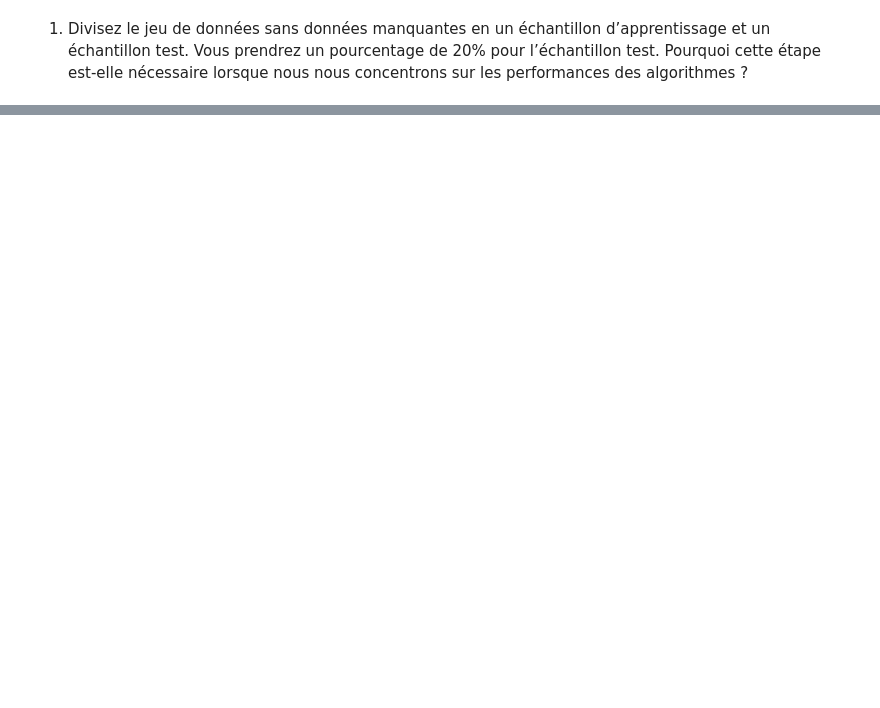
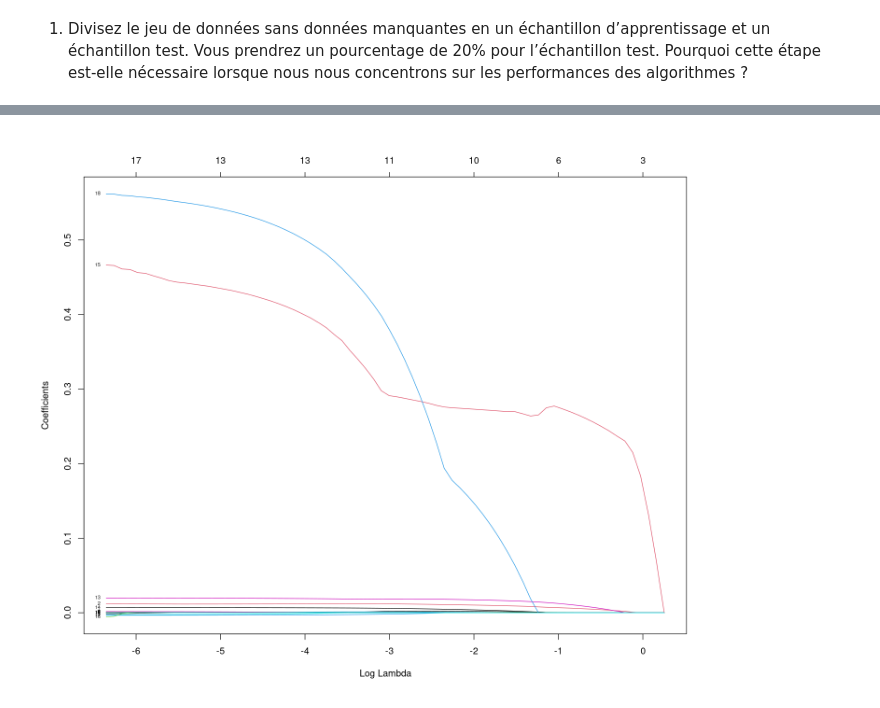
Before and after one commit to julien-richaume/projet_machine_learning, a Jupyter notebook: Rendu_Projet_R.ipynb, the cells around one changed output, grey strips where cells are left out. Saved outputs shown, nothing was run; the diff lists cells and outputs as text; code cells hidden in the pictures; blank space fills up the shorter version.

```diff
--- a/Rendu_Projet_R.ipynb
+++ b/Rendu_Projet_R.ipynb
@@ -605,0 +626,12 @@ library(glmnet)
+# %%
+train_log.mat <- model.matrix(log_Value_co2_emissions_kt_by_country ~ . - 1, data = train_log) #on retire l'intercept du modèle
+
+# avec des variables quantitatives seulement
+regLasso <- glmnet(y = train_log$log_Value_co2_emissions_kt_by_country ,
+                           x = train_log.mat )
+
+options(repr.plot.width = 12, repr.plot.height = 10)
+plot(regLasso, xvar = "lambda", label = TRUE)
+#legend("topright", legend = paste(1:ncol(df.mat), " - ", colnames(df.mat)))
+# %% [output]
+[figure, added]
```
Also changed, not shown: parts of 82 cells of this notebook.
